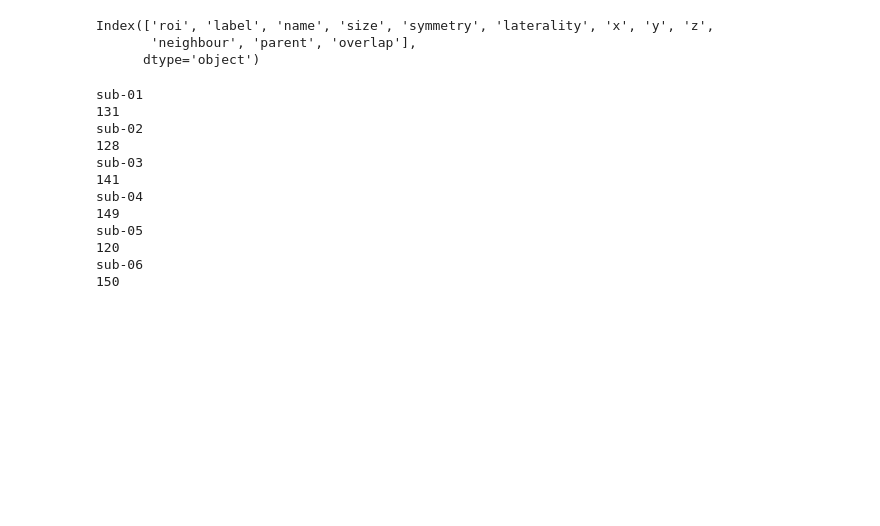
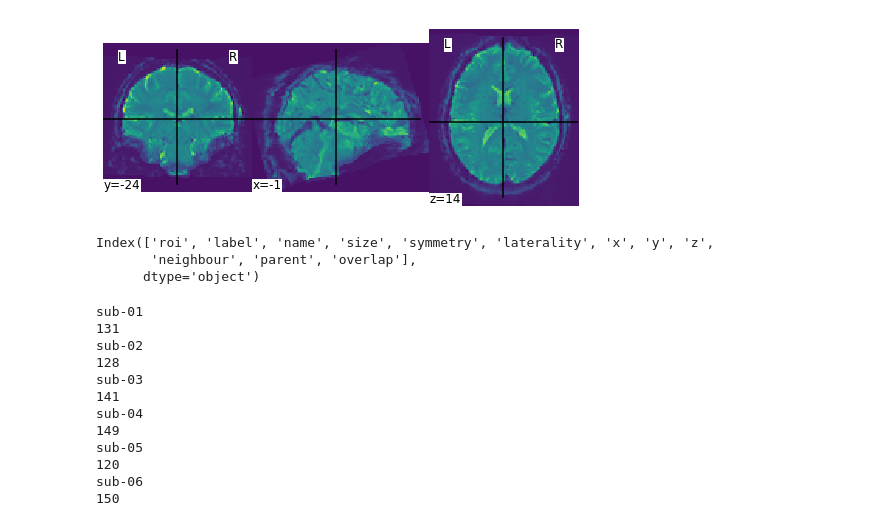
Before and after one commit to brain-bzh/cNeuromod_encoding_2020, a Jupyter notebook: jupyter_notebooks/figures_utils.ipynb, the cells around one changed output. Drawn from its saved outputs; the diff is of its cells as text; code cells hidden in the pictures; blank space fills up the shorter version.

```diff
--- a/jupyter_notebooks/figures_utils.ipynb
+++ b/jupyter_notebooks/figures_utils.ipynb
@@ -28,3 +26,22 @@ import models
+# %%
+path = '/lustre03/project/rrg-pbellec/maellef/finefriends/data/friends.fmriprepcd/sub-01/ses-001/func/'
+file = 'sub-01_ses-001_task-s01e02a_space-T1w_desc-preproc_bold.nii.gz'
+file2 = 'sub-01_ses-001_task-s01e02a_space-MNI152NLin2009cAsym_boldref.nii.gz'
+
+output_path = '/home/maellef/projects/def-pbellec/maellef/data'
+filepath = os.path.join(path, file)
+filepath2 = os.path.join(path, file2)
+
+outfile = os.path.join(output_path, file)
+outfile2 = os.path.join(output_path, file2)
+
+img = image.load_img(filepath)
+img2 = image.load_img(filepath2)
+
+plotting.plot_img(img2)
+img2.to_filename(outfile2)
+# %% [output]
+[figure, added]
 # %%
 out_path = '/home/maelle/Results/figures/surface'
 r2_test_model_path = '/home/maelle/Results/best_models'
```
Also changed, not shown: parts of 1 cell of this notebook, 8 other files.
